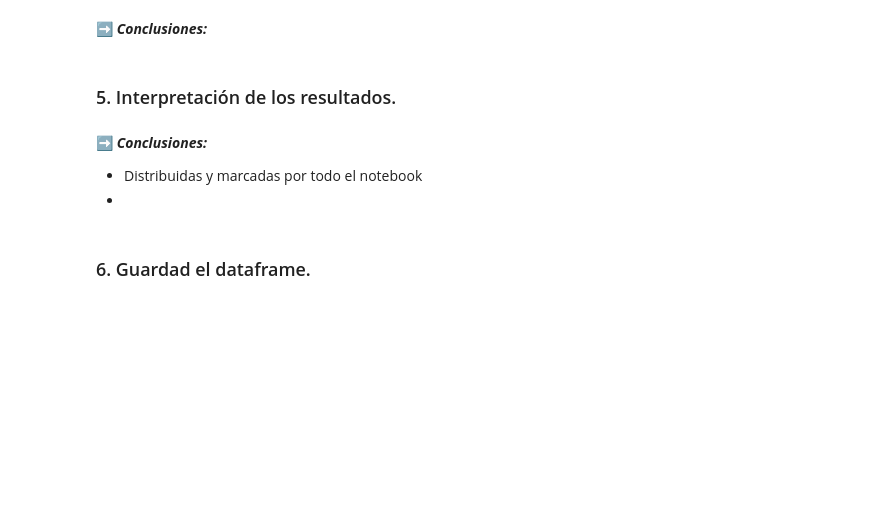
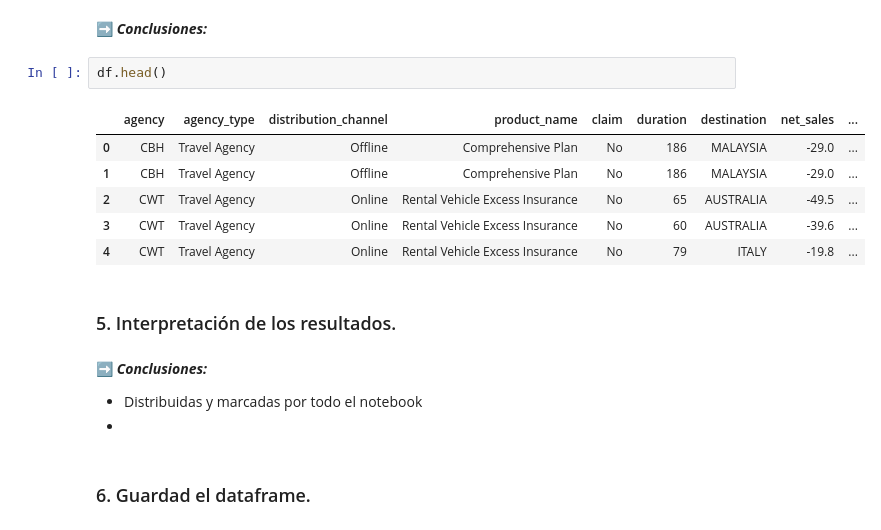
Before and after one commit to Adalab/DA-promo-c-modulo-3-sprint-1-Mina-Mai, a Jupyter notebook: Regresion_logistica/pp_regresion_logistica_1.ipynb, the cells around one changed output. Saved outputs shown, nothing was run; the diff lists cells and outputs as text; blank space fills up the shorter version.

```diff
--- a/Regresion_logistica/pp_regresion_logistica_1.ipynb
+++ b/Regresion_logistica/pp_regresion_logistica_1.ipynb
@@ -608,5 +730,14 @@ fig.tight_layout();
 # %% [markdown]
 ➡️ **_Conclusiones:_**
+# %%
+df.head()
+# %% [output]
+|  | agency | agency_type | distribution_channel | product_name | claim | duration | destination | net_sales | ... |
+| 0 | CBH | Travel Agency | Offline | Comprehensive Plan | No | 186 | MALAYSIA | -29.0 | ... |
+| 1 | CBH | Travel Agency | Offline | Comprehensive Plan | No | 186 | MALAYSIA | -29.0 | ... |
+| 2 | CWT | Travel Agency | Online | Rental Vehicle Excess Insurance | No | 65 | AUSTRALIA | -49.5 | ... |
+| 3 | CWT | Travel Agency | Online | Rental Vehicle Excess Insurance | No | 60 | AUSTRALIA | -39.6 | ... |
+| 4 | CWT | Travel Agency | Online | Rental Vehicle Excess Insurance | No | 79 | ITALY | -19.8 | ... |
 # %% [markdown]
 ### 5. Interpretación de los resultados.
 # %% [markdown]
```
Also changed, not shown: parts of 23 cells of this notebook, 3 other files.
